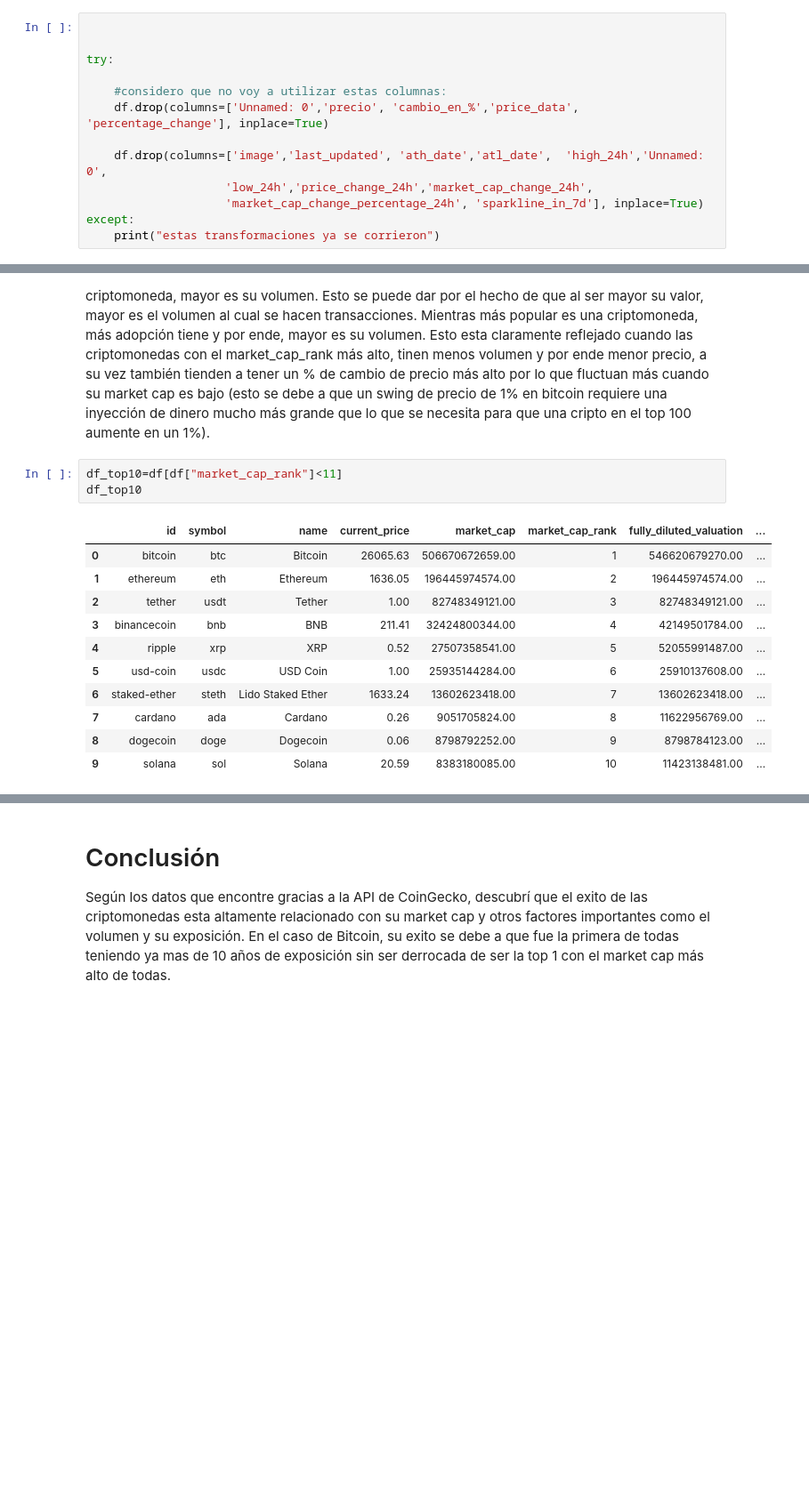
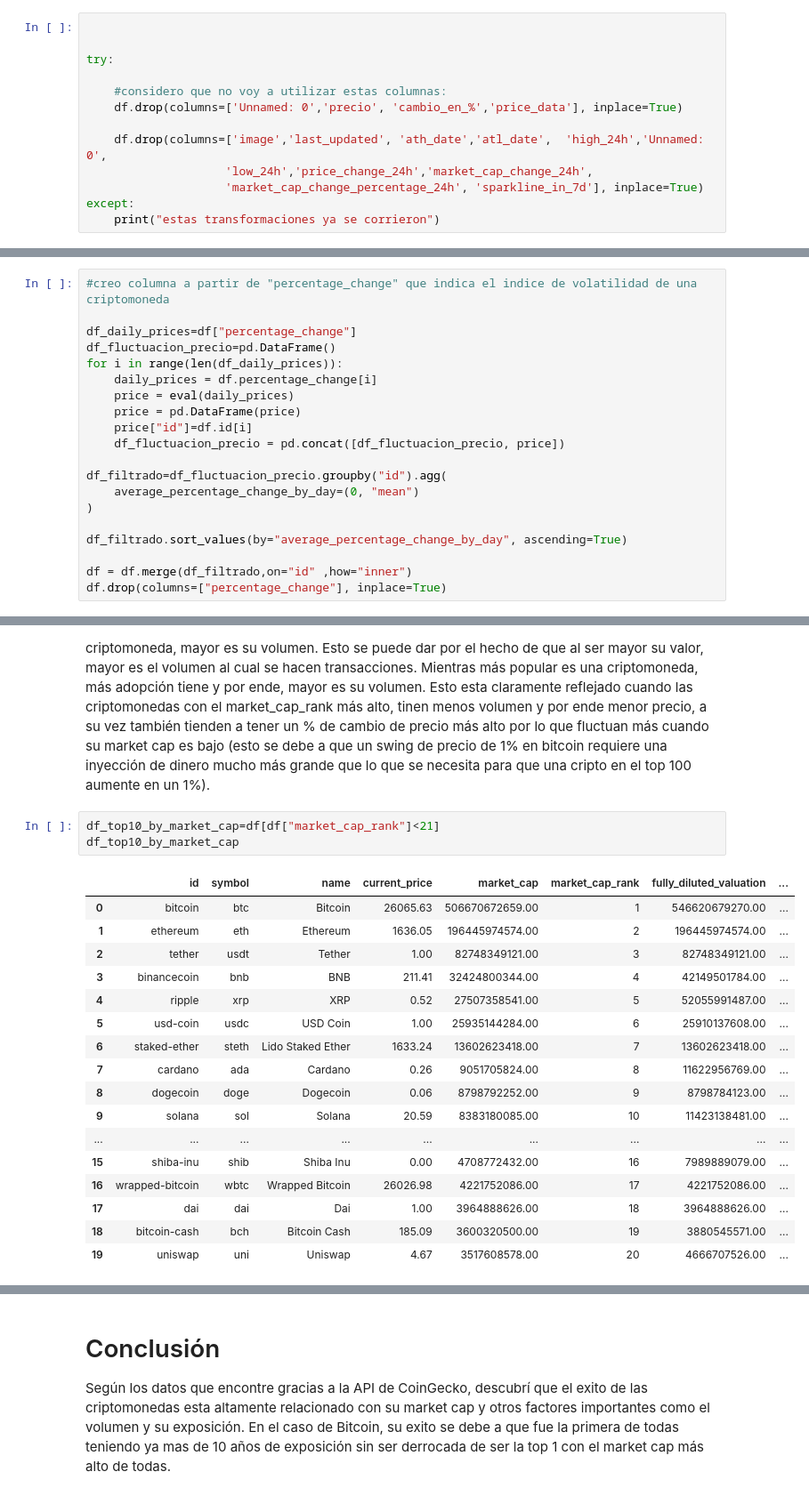
Before and after one commit to Naitais/crypto_dashboard_project, a Jupyter notebook: EDA.ipynb, the cells around one changed output, grey strips where cells are left out. Shown: that part at 89% size. Drawn from its saved outputs; the diff is of its cells as text; blank space fills up the shorter version.

```diff
--- a/EDA.ipynb
+++ b/EDA.ipynb
@@ -105,7 +105,7 @@ Cabe recalcar la importancia de la variable ordinal "market_cap_rank" ya que jue
 try:
 
     #considero que no voy a utilizar estas columnas:
-    df.drop(columns=['Unnamed: 0','precio', 'cambio_en_%','price_data', 'percentage_change'], inplace=True)
+    df.drop(columns=['Unnamed: 0','precio', 'cambio_en_%','price_data'], inplace=True)
 
     df.drop(columns=['image','last_updated', 'ath_date','atl_date',  'high_24h','Unnamed: 0',
                     'low_24h','price_change_24h','market_cap_change_24h',
@@ -200,4 +202,24 @@ price_change_percentage_1y_in_currency           float64
 dtype: object
+# %%
+#creo columna a partir de "percentage_change" que indica el indice de volatilidad de una criptomoneda
+
+df_daily_prices=df["percentage_change"]
+df_fluctuacion_precio=pd.DataFrame()
+for i in range(len(df_daily_prices)):
+    daily_prices = df.percentage_change[i]
+    price = eval(daily_prices)
+    price = pd.DataFrame(price)
+    price["id"]=df.id[i]
+    df_fluctuacion_precio = pd.concat([df_fluctuacion_precio, price])
+
+df_filtrado=df_fluctuacion_precio.groupby("id").agg(
+    average_percentage_change_by_day=(0, "mean")
+)
+
+df_filtrado.sort_values(by="average_percentage_change_by_day", ascending=True)
+
+df = df.merge(df_filtrado,on="id" ,how="inner")
+df.drop(columns=["percentage_change"], inplace=True)
 # %%
 #Plot histograms of numerical data
 %matplotlib inline
@@ -284,17 +306,23 @@ plt.show()
 
 A primera vista veo que el resutlado más interesante es que mientras mayor es el marketcap de una criptomoneda, mayor es su volumen. Esto se puede dar por el hecho de que al ser mayor su valor, mayor es el volumen al cual se hacen transacciones. Mientras más popular es una criptomoneda, más adopción tiene y por ende, mayor es su volumen. Esto esta claramente reflejado cuando las criptomonedas con el market_cap_rank más alto, tinen menos volumen y por ende menor precio, a su vez también tienden a tener un % de cambio de precio más alto por lo que fluctuan más cuando su market cap es bajo (esto se debe a que un swing de precio de 1% en bitcoin requiere una inyección de dinero mucho más grande que lo que se necesita para que una cripto en el top 100 aumente en un 1%).
 # %%
-df_top10=df[df["market_cap_rank"]<11]
-df_top10
+df_top10_by_market_cap=df[df["market_cap_rank"]<21]
+df_top10_by_market_cap
 # %% [output]
 |  | id | symbol | name | current_price | market_cap | market_cap_rank | fully_diluted_valuation | ... |
 | 0 | bitcoin | btc | Bitcoin | 26065.63 | 506670672659.00 | 1 | 546620679270.00 | ... |
 | 1 | ethereum | eth | Ethereum | 1636.05 | 196445974574.00 | 2 | 196445974574.00 | ... |
 | 2 | tether | usdt | Tether | 1.00 | 82748349121.00 | 3 | 82748349121.00 | ... |
 | 3 | binancecoin | bnb | BNB | 211.41 | 32424800344.00 | 4 | 42149501784.00 | ... |
 | 4 | ripple | xrp | XRP | 0.52 | 27507358541.00 | 5 | 52055991487.00 | ... |
 | 5 | usd-coin | usdc | USD Coin | 1.00 | 25935144284.00 | 6 | 25910137608.00 | ... |
 | 6 | staked-ether | steth | Lido Staked Ether | 1633.24 | 13602623418.00 | 7 | 13602623418.00 | ... |
 | 7 | cardano | ada | Cardano | 0.26 | 9051705824.00 | 8 | 11622956769.00 | ... |
 | 8 | dogecoin | doge | Dogecoin | 0.06 | 8798792252.00 | 9 | 8798784123.00 | ... |
 | 9 | solana | sol | Solana | 20.59 | 8383180085.00 | 10 | 11423138481.00 | ... |
+| ... | ... | ... | ... | ... | ... | ... | ... | ... |
+| 15 | shiba-inu | shib | Shiba Inu | 0.00 | 4708772432.00 | 16 | 7989889079.00 | ... |
+| 16 | wrapped-bitcoin | wbtc | Wrapped Bitcoin | 26026.98 | 4221752086.00 | 17 | 4221752086.00 | ... |
+| 17 | dai | dai | Dai | 1.00 | 3964888626.00 | 18 | 3964888626.00 | ... |
+| 18 | bitcoin-cash | bch | Bitcoin Cash | 185.09 | 3600320500.00 | 19 | 3880545571.00 | ... |
+| 19 | uniswap | uni | Uniswap | 4.67 | 3517608578.00 | 20 | 4666707526.00 | ... |
```
Also changed, not shown: parts of 8 cells of this notebook.
